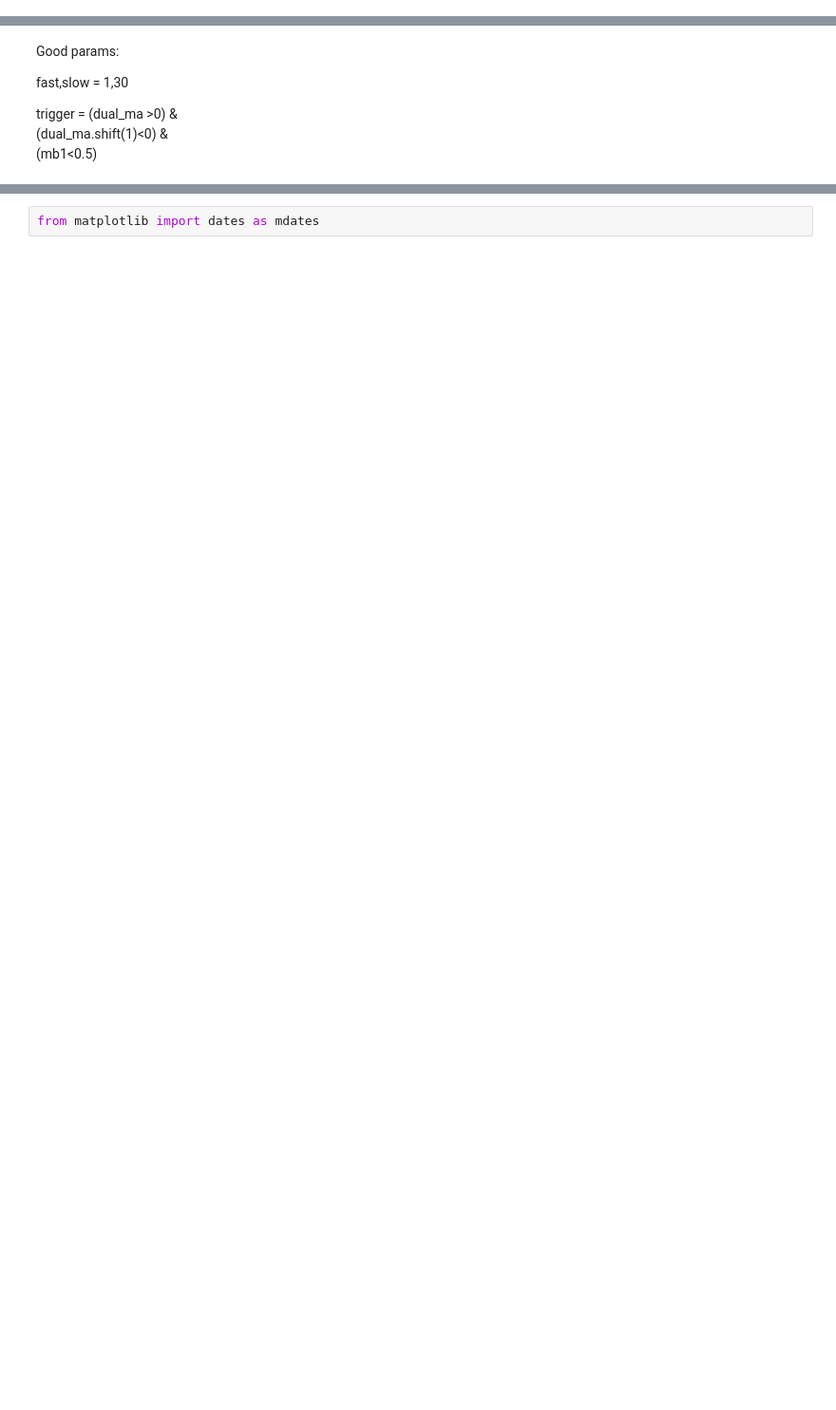
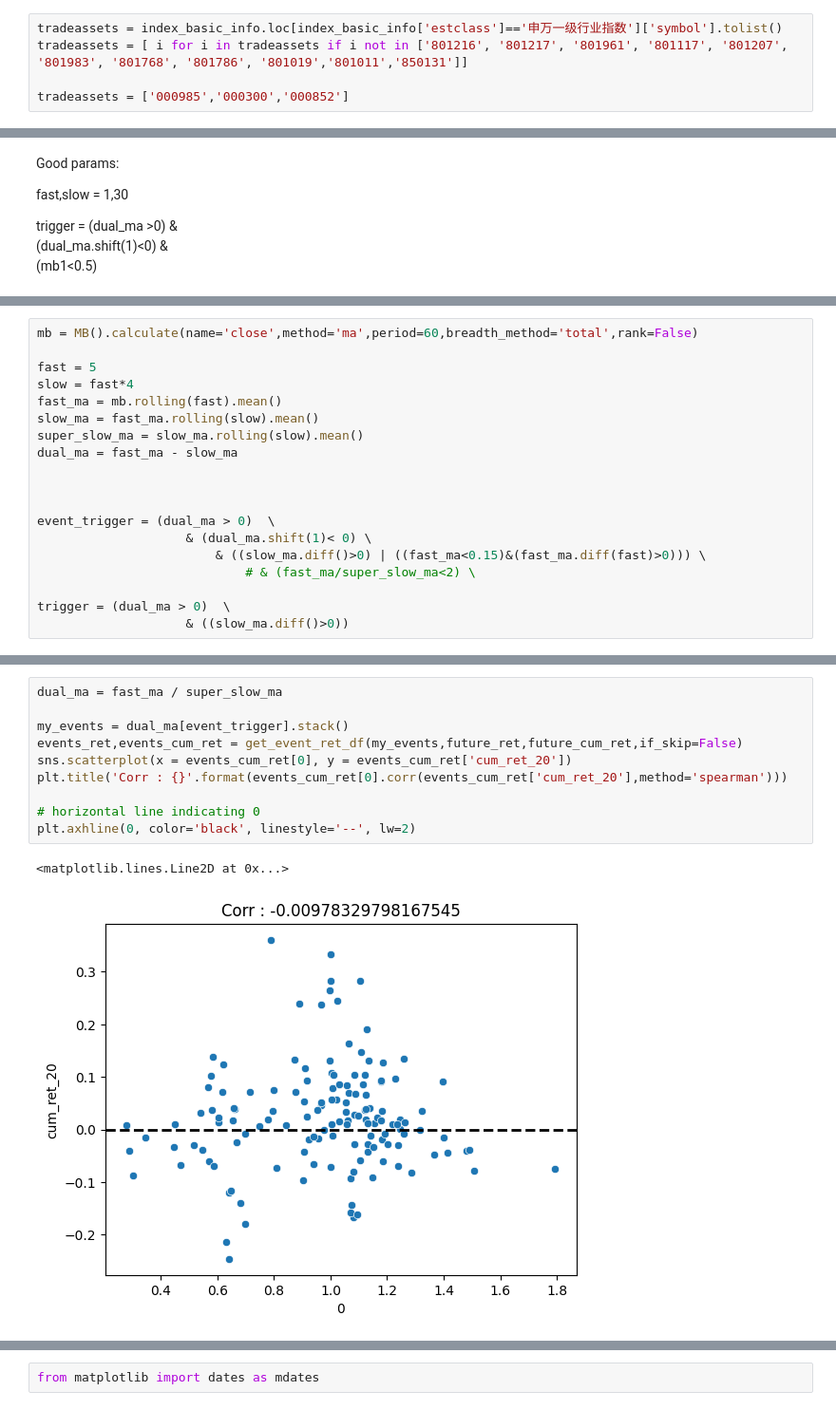
Before and after one commit to shaneucsd/shanfolio, a Jupyter notebook: shanf/time_stg/market_breadth.ipynb, the cells around one changed output, grey strips where cells are left out. Shown: that part at 95% size. Drawn from its saved outputs; the diff is of its cells as text; blank space fills up the shorter version.

Commit message:
add mkt breadth

```diff
--- a/shanf/time_stg/market_breadth.ipynb
+++ b/shanf/time_stg/market_breadth.ipynb
@@ -39,3 +38,8 @@ tradeassets = index_basic_info.loc[index_basic_info['estclass']=='申万一级
+# %%
+tradeassets = index_basic_info.loc[index_basic_info['estclass']=='申万一级行业指数']['symbol'].tolist()
+tradeassets = [ i for i in tradeassets if i not in ['801216', '801217', '801961', '801117', '801207', '801983', '801768', '801786', '801019','801011','850131']]
+
+tradeassets = ['000985','000300','000852']
 # %%
 index_comp_dict = {}
 for symbol,group in index_comp_df.groupby('symbol')['selectesymbol']:
@@ -478,0 +302,19 @@ Signal Interval per sector:  117.6
+# %%
+mb = MB().calculate(name='close',method='ma',period=60,breadth_method='total',rank=False)
+
+fast = 5
+slow = fast*4
+fast_ma = mb.rolling(fast).mean()
+slow_ma = fast_ma.rolling(slow).mean()
+super_slow_ma = slow_ma.rolling(slow).mean()
+dual_ma = fast_ma - slow_ma
+
+
+
+event_trigger = (dual_ma > 0)  \
+                    & (dual_ma.shift(1)< 0) \
+                        & ((slow_ma.diff()>0) | ((fast_ma<0.15)&(fast_ma.diff(fast)>0))) \
+                            # & (fast_ma/super_slow_ma<2) \
+
+trigger = (dual_ma > 0)  \
+                    & ((slow_ma.diff()>0))
@@ -479 +351,14 @@ Signal Interval per sector:  117.6
+# %%
+dual_ma = fast_ma / super_slow_ma
+
+my_events = dual_ma[event_trigger].stack()
+events_ret,events_cum_ret = get_event_ret_df(my_events,future_ret,future_cum_ret,if_skip=False)
+sns.scatterplot(x = events_cum_ret[0], y = events_cum_ret['cum_ret_20'])
+plt.title('Corr : {}'.format(events_cum_ret[0].corr(events_cum_ret['cum_ret_20'],method='spearman')))
+
+# horizontal line indicating 0
+plt.axhline(0, color='black', linestyle='--', lw=2)
+# %% [output]
+<matplotlib.lines.Line2D at 0x...>
+[figure, added]
 # %%
```
Also changed, not shown: parts of 40 cells of this notebook, 1 other file.
